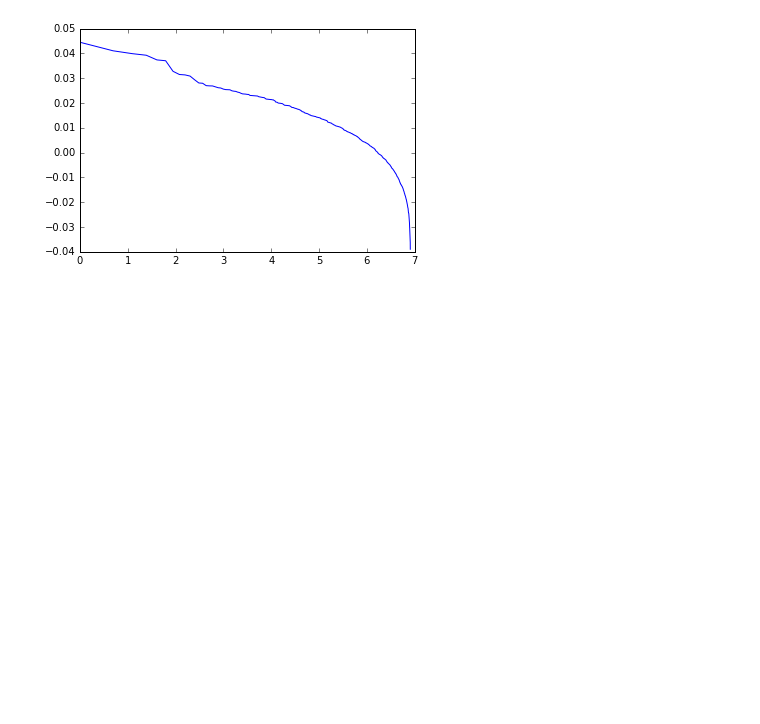
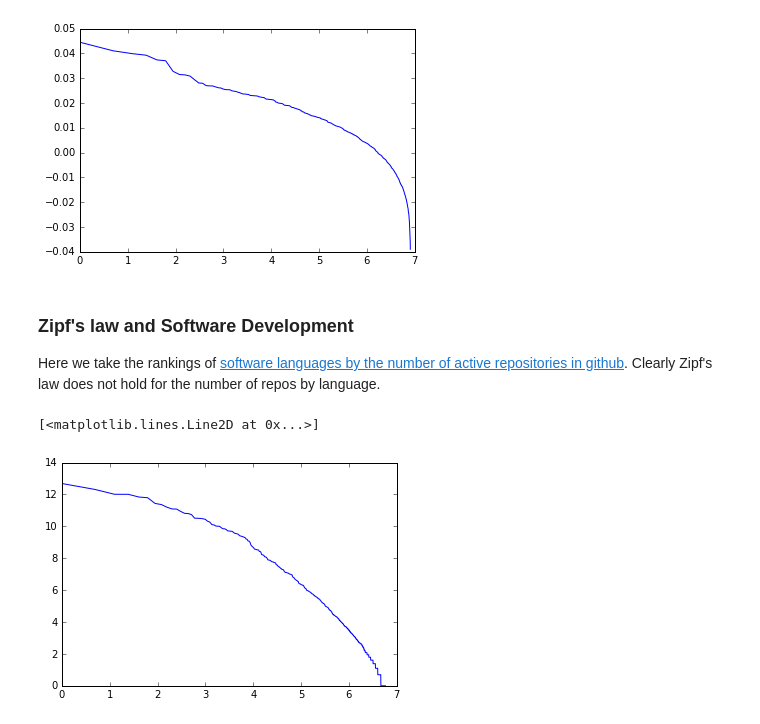
Before and after one commit to jfarid27/econ-phys, a Jupyter notebook: HW1.ipynb, the cells around one changed output. Drawn from its saved outputs; the diff is of its cells as text; code cells hidden in the pictures; blank space fills up the shorter version.

```diff
--- a/HW1.ipynb
+++ b/HW1.ipynb
@@ -136,3 +170,12 @@ plt.plot(logRanks1000, sortedGaussianRets)
 # %% [output]
 [<matplotlib.lines.Line2D at 0x...>]
 [figure]
+# %% [markdown]
+### Zipf's law and Software Development
+
+Here we take the rankings of [software languages by the number of active repositories in github](http://githut.info/). Clearly Zipf's law does not hold for the number of repos by language.
+# %%
+plt.plot(githubLogXs, githubActiveRepos)
+# %% [output]
+[<matplotlib.lines.Line2D at 0x...>]
+[figure, added]
```
Also changed, not shown: parts of 6 cells of this notebook, 1 other file.
